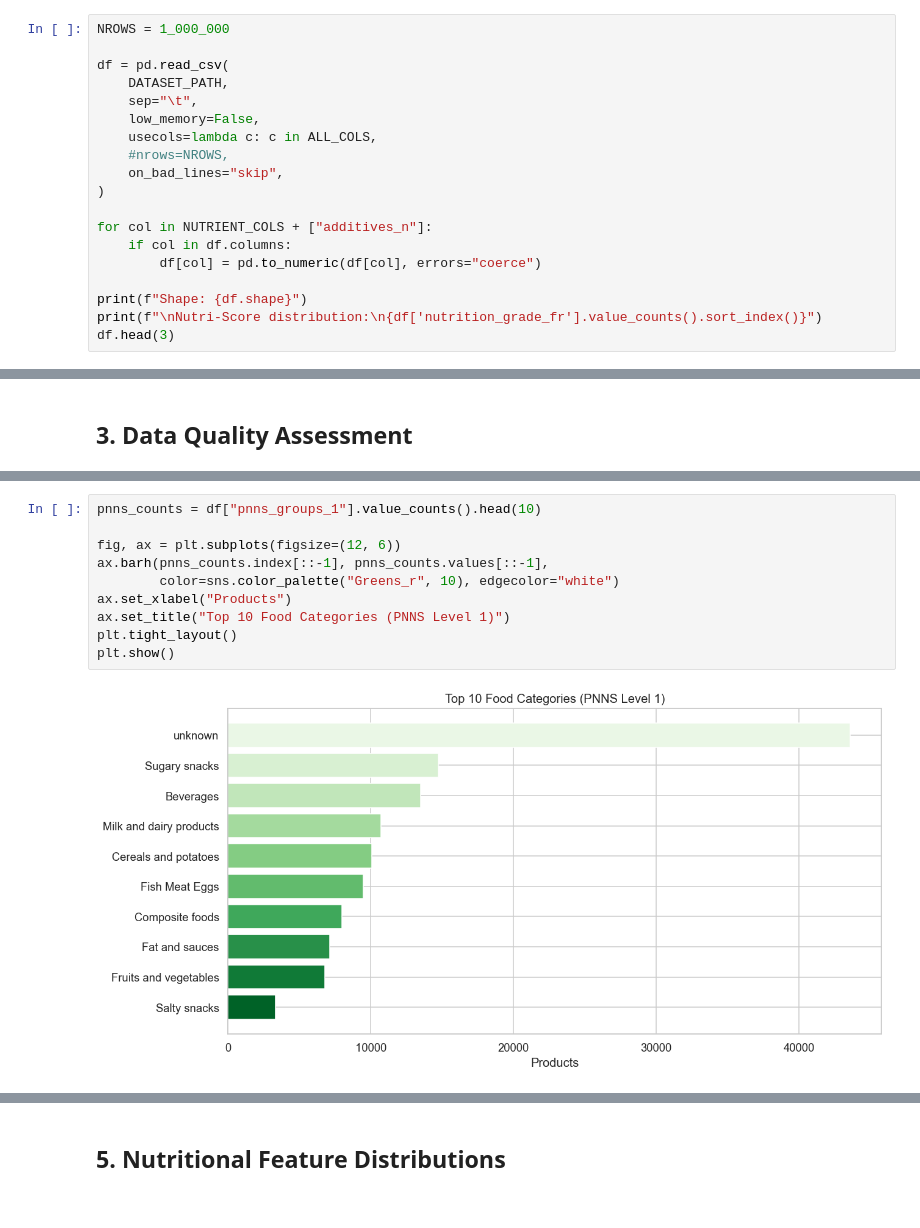
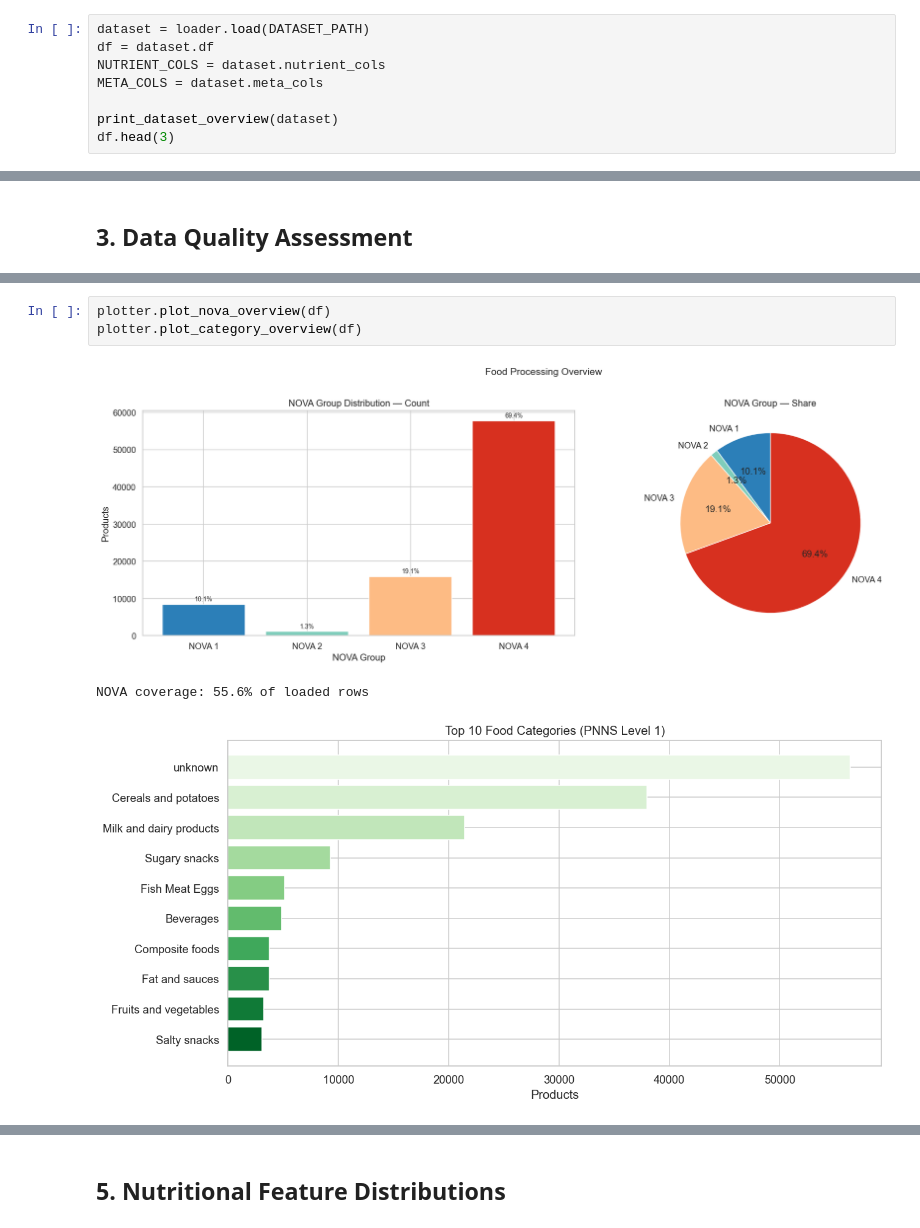
Before and after one commit to swapnilprakashpatil/aai590_5_capstone_project, a Jupyter notebook: 01_Exploratory_Data_Analysis.ipynb, the cells around one changed output, grey strips where cells are left out. Cells and saved outputs as stored; diff of their text form.

```diff
--- a/01_Exploratory_Data_Analysis.ipynb
+++ b/01_Exploratory_Data_Analysis.ipynb
@@ -54,22 +42,11 @@ DATASET_PATH = os.path.join("dataset", "en.openfoodfacts.org.products.tsv")
 # %% [markdown]
 ## 2. Load and Inspect Dataset
 # %%
-NROWS = 1_000_000
+dataset = loader.load(DATASET_PATH)
+df = dataset.df
+NUTRIENT_COLS = dataset.nutrient_cols
+META_COLS = dataset.meta_cols
 
-df = pd.read_csv(
-    DATASET_PATH,
-    sep="\t",
-    low_memory=False,
-    usecols=lambda c: c in ALL_COLS,
-    #nrows=NROWS,
-    on_bad_lines="skip",
-)
-
-for col in NUTRIENT_COLS + ["additives_n"]:
-    if col in df.columns:
-        df[col] = pd.to_numeric(df[col], errors="coerce")
-
-print(f"Shape: {df.shape}")
-print(f"\nNutri-Score distribution:\n{df['nutrition_grade_fr'].value_counts().sort_index()}")
+print_dataset_overview(dataset)
 df.head(3)
 # %% [output]
@@ -213,12 +127,7 @@ Nutri-Score coverage: 71.6% of loaded rows
 # %%
-pnns_counts = df["pnns_groups_1"].value_counts().head(10)
-
-fig, ax = plt.subplots(figsize=(12, 6))
-ax.barh(pnns_counts.index[::-1], pnns_counts.values[::-1],
-        color=sns.color_palette("Greens_r", 10), edgecolor="white")
-ax.set_xlabel("Products")
-ax.set_title("Top 10 Food Categories (PNNS Level 1)")
-plt.tight_layout()
-plt.show()
+plotter.plot_nova_overview(df)
+plotter.plot_category_overview(df)
 # %% [output]
-[figure, old version]
+[figure, new version]
+NOVA coverage: 55.6% of loaded rows
+[figure, added]
```
Also changed, not shown: parts of 26 cells of this notebook, 12 other files.
